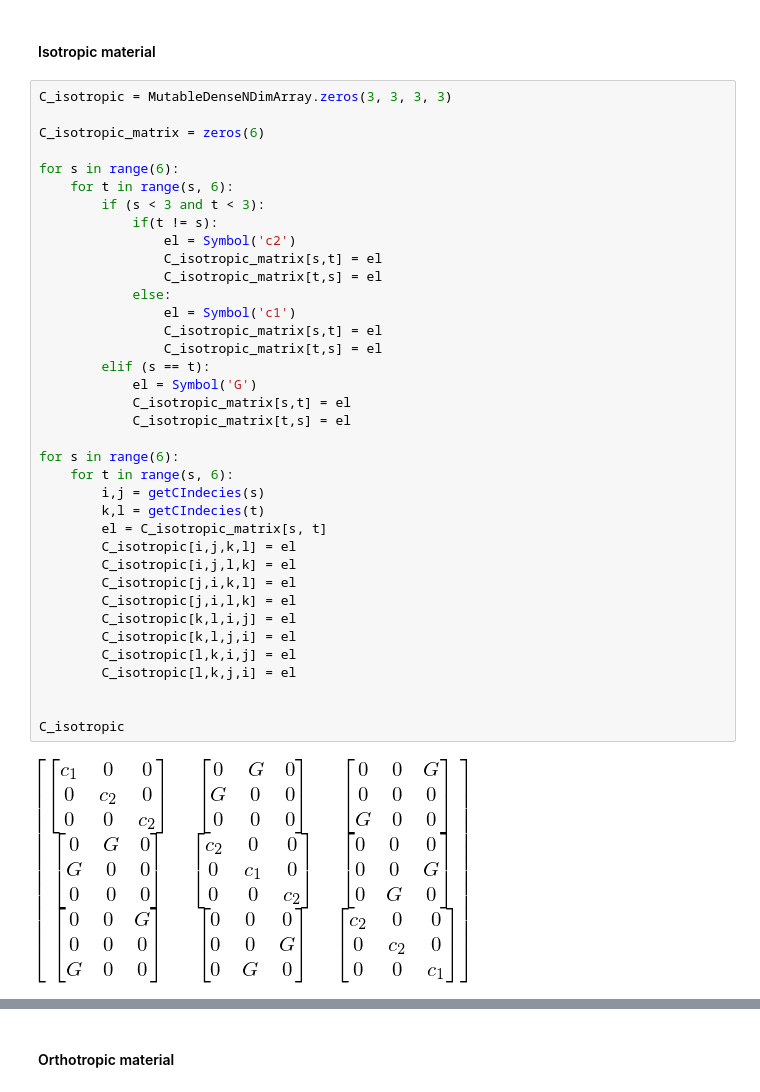
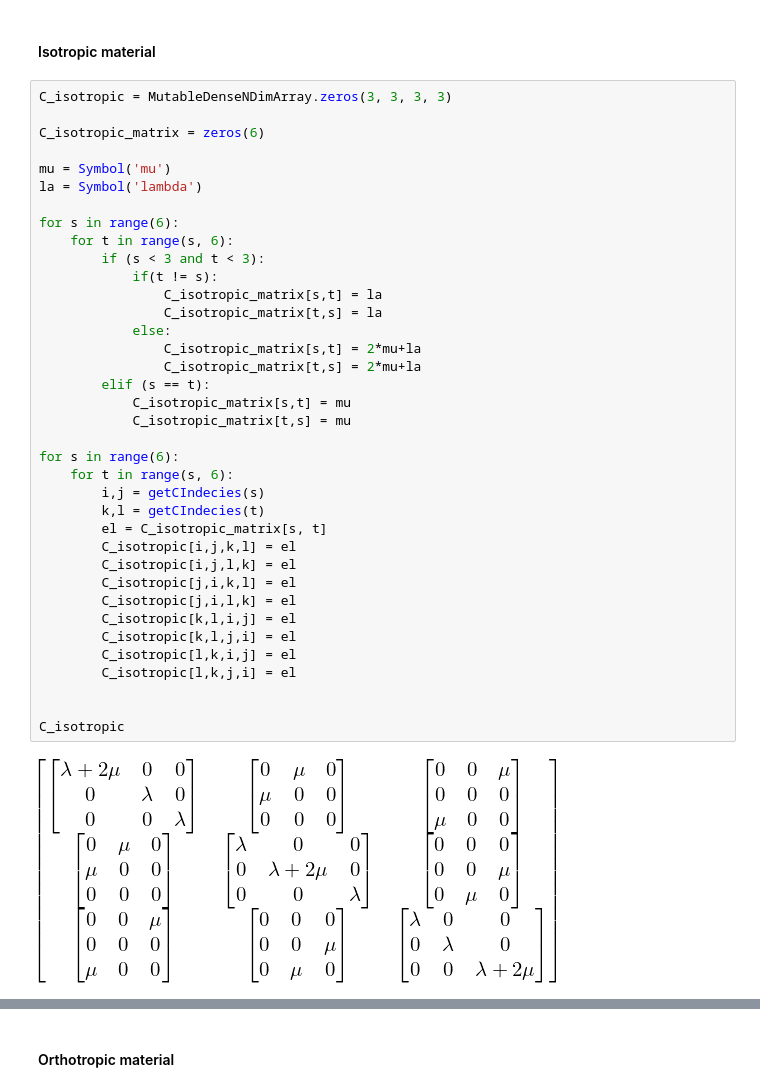
Before and after one commit to tarashor/vibrations, a Jupyter notebook: py2/All geometries.ipynb, the cells around one changed output, grey strips where cells are left out. Saved outputs shown, nothing was run; the diff lists cells and outputs as text.

```diff
--- a/py2/All geometries.ipynb
+++ b/py2/All geometries.ipynb
@@ -588,42 +594,42 @@ C_x_symmetry
 # %%
 C_isotropic = MutableDenseNDimArray.zeros(3, 3, 3, 3)
 
 C_isotropic_matrix = zeros(6)
 
+mu = Symbol('mu')
+la = Symbol('lambda')
+
 for s in range(6):
     for t in range(s, 6):
         if (s < 3 and t < 3):
             if(t != s):
-                el = Symbol('c2')
-                C_isotropic_matrix[s,t] = el
-                C_isotropic_matrix[t,s] = el
+                C_isotropic_matrix[s,t] = la
+                C_isotropic_matrix[t,s] = la
             else:
-                el = Symbol('c1')
-                C_isotropic_matrix[s,t] = el
-                C_isotropic_matrix[t,s] = el
+                C_isotropic_matrix[s,t] = 2*mu+la
+                C_isotropic_matrix[t,s] = 2*mu+la
         elif (s == t):
-            el = Symbol('G')
-            C_isotropic_matrix[s,t] = el
-            C_isotropic_matrix[t,s] = el
+            C_isotropic_matrix[s,t] = mu
+            C_isotropic_matrix[t,s] = mu
 
 for s in range(6):
     for t in range(s, 6):
         i,j = getCIndecies(s)
         k,l = getCIndecies(t)
         el = C_isotropic_matrix[s, t]
         C_isotropic[i,j,k,l] = el
         C_isotropic[i,j,l,k] = el
         C_isotropic[j,i,k,l] = el
         C_isotropic[j,i,l,k] = el
         C_isotropic[k,l,i,j] = el
         C_isotropic[k,l,j,i] = el
         C_isotropic[l,k,i,j] = el
         C_isotropic[l,k,j,i] = el
 
 
 C_isotropic
 # %% [output]
-[figure, old version]
+[figure, new version]
 # %%
 def getCalpha(C, A, q, p, s, t):
     res = S(0)
```
Also changed, not shown: parts of 30 cells of this notebook.
